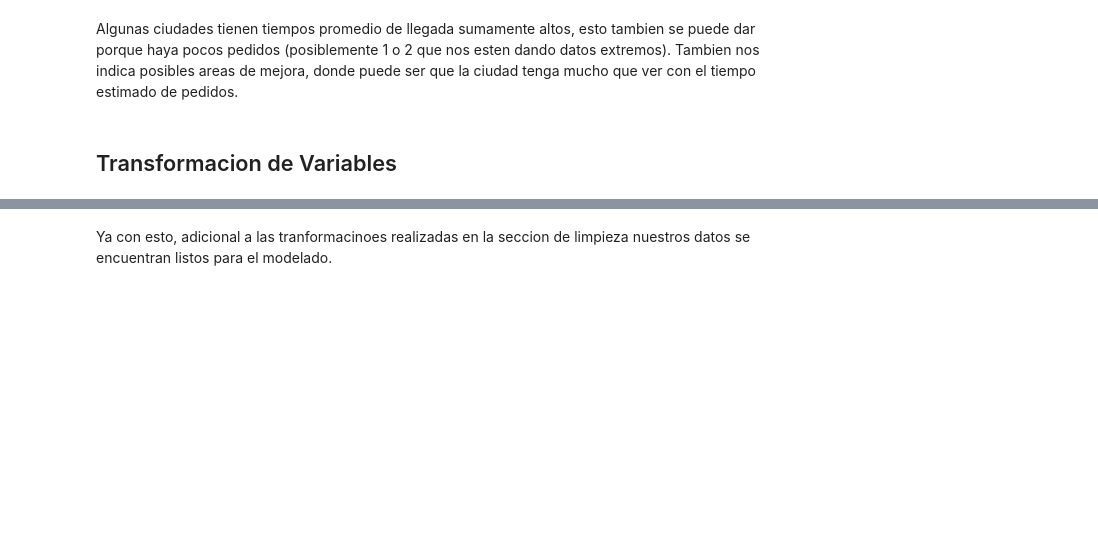
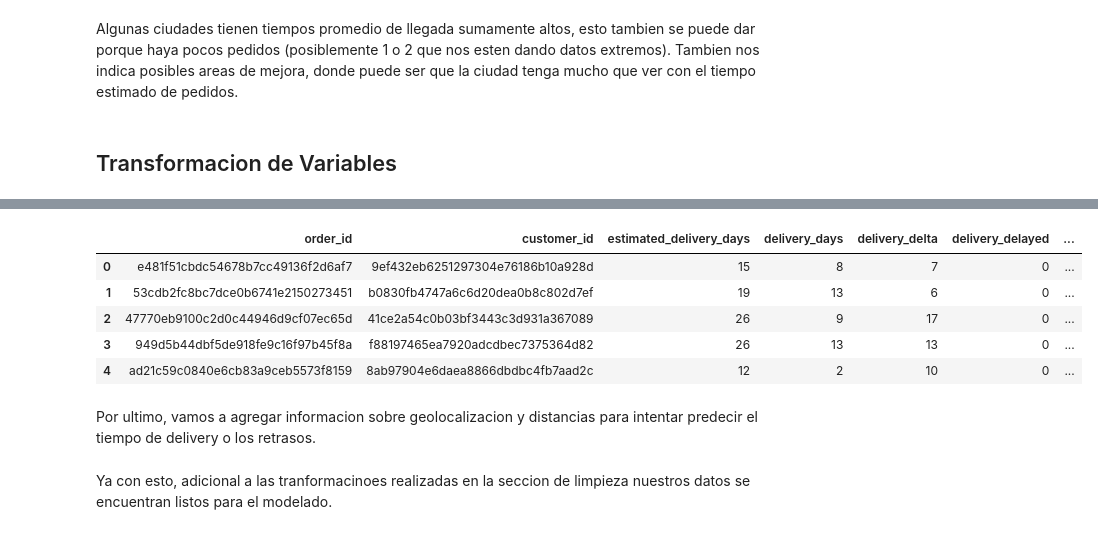
Before and after one commit to JoaquinCampos22155/proyecto3_Mineria, a Jupyter notebook: reporteEDA.ipynb, the cells around one changed output, grey strips where cells are left out. Drawn from its saved outputs; the diff is of its cells as text; code cells hidden in the pictures; blank space fills up the shorter version.

```diff
--- a/reporteEDA.ipynb
+++ b/reporteEDA.ipynb
@@ -650,6 +657,16 @@ orders_dataset['order_purchase_timestamp'] = pd.to_datetime(orders_dataset['orde
 orders_dataset['order_delivered_customer_date'] = pd.to_datetime(orders_dataset['order_delivered_customer_date'])
 orders_dataset['order_estimated_delivery_date'] = pd.to_datetime(orders_dataset['order_estimated_delivery_date'])
 
-orders_dataset['delivery_time_days'] = (orders_dataset['order_delivered_customer_date'] - orders_dataset['order_purchase_timestamp']).dt.days
+# Duracion estimada del delivery
+orders_dataset['estimated_delivery_days'] = (orders_dataset['order_estimated_delivery_date'] - orders_dataset['order_purchase_timestamp']).dt.days
 
-orders_dataset['delivery_delayed'] = (orders_dataset['order_delivered_customer_date'] > orders_dataset['order_estimated_delivery_date']).astype(int)
+# Duracion real del delivery
+orders_dataset['delivery_days'] = (orders_dataset['order_delivered_customer_date'] - orders_dataset['order_purchase_timestamp']).dt.days
+
+# Delta delivery time
+orders_dataset['delivery_delta'] = (orders_dataset['estimated_delivery_days'] - orders_dataset['delivery_days'])
+
+# Entrega atrasada si / no
+orders_dataset['delivery_delayed'] = (orders_dataset['delivery_delta'] < 0).astype(int)
+orders_dataset.drop(columns=['order_estimated_delivery_date', 'order_status', 'order_purchase_timestamp', 'order_delivered_carrier_date', 'order_approved_at', 'order_delivered_customer_date'], inplace=True)
+orders_dataset.head()
@@ -656,3 +687,29 @@ orders_dataset['delivery_delayed'] = (orders_dataset['order_delivered_customer_d
+# %%
+order_metrics = order_items_dataset.groupby('order_id').agg(
+    avg_product_price=('price', 'mean'),
+    total_order_price=('price', 'sum'),
+    item_count=('order_item_id', 'count'),
+    order_freight_value=('freight_value', 'first')
+).reset_index()
+
+orders_dataset = orders_dataset.merge(
+    order_metrics,
+    on='order_id',
+    how='left'
+)
+
+orders_dataset['freight_to_price'] = (orders_dataset['order_freight_value'] / orders_dataset['total_order_price'])
+
+orders_dataset.head()
+# %% [output]
+|  | order_id | customer_id | estimated_delivery_days | delivery_days | delivery_delta | delivery_delayed | ... |
+| 0 | e481f51cbdc54678b7cc49136f2d6af7 | 9ef432eb6251297304e76186b10a928d | 15 | 8 | 7 | 0 | ... |
+| 1 | 53cdb2fc8bc7dce0b6741e2150273451 | b0830fb4747a6c6d20dea0b8c802d7ef | 19 | 13 | 6 | 0 | ... |
+| 2 | 47770eb9100c2d0c44946d9cf07ec65d | 41ce2a54c0b03bf3443c3d931a367089 | 26 | 9 | 17 | 0 | ... |
+| 3 | 949d5b44dbf5de918fe9c16f97b45f8a | f88197465ea7920adcdbec7375364d82 | 26 | 13 | 13 | 0 | ... |
+| 4 | ad21c59c0840e6cb83a9ceb5573f8159 | 8ab97904e6daea8866dbdbc4fb7aad2c | 12 | 2 | 10 | 0 | ... |
+# %% [markdown]
+Por ultimo, vamos a agregar informacion sobre geolocalizacion y distancias para intentar predecir el tiempo de delivery o los retrasos.
 # %% [markdown]
 Ya con esto, adicional a las tranformacinoes realizadas en la seccion de limpieza nuestros datos se encuentran listos para el modelado.
 # %% [markdown]
```
Also changed, not shown: parts of 26 cells of this notebook, 1 other file.
